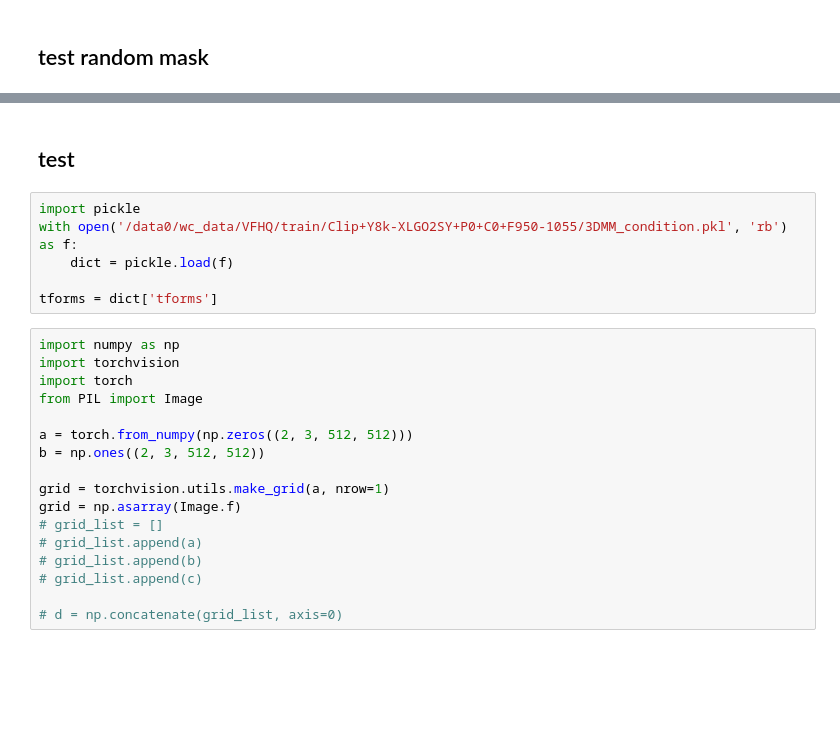
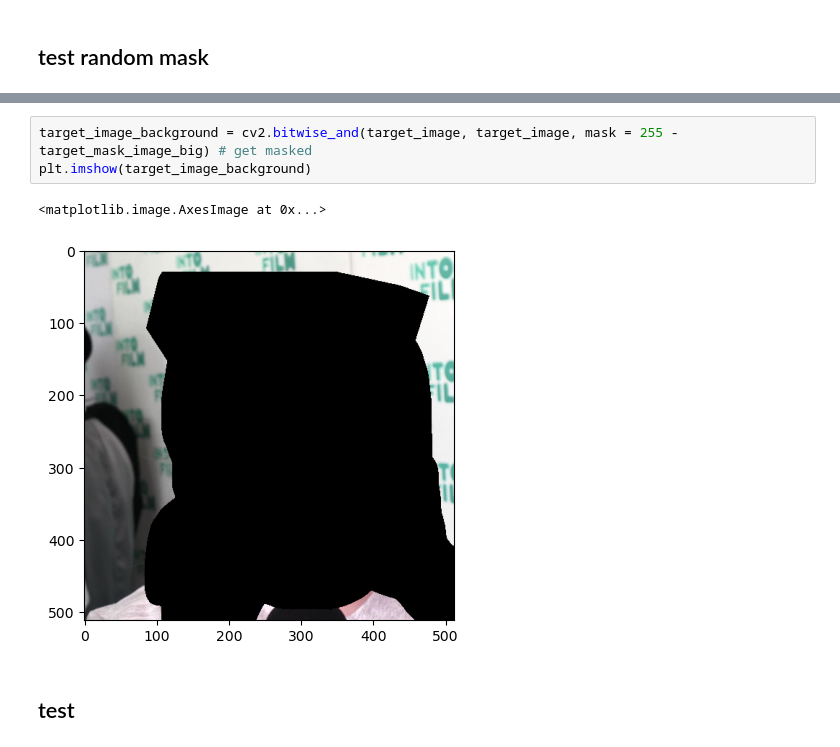
Before and after one commit to over-dosed/HeadSwap_diffusion, a Jupyter notebook: test.ipynb, the cells around one changed output, grey strips where cells are left out. Cells and saved outputs as stored; diff of their text form; blank space fills up the shorter version.

```diff
--- a/test.ipynb
+++ b/test.ipynb
@@ -562,25 +611,8 @@ plt.imshow(target_mask_image_distance, cmap= 'bone')
+# %%
+target_image_background = cv2.bitwise_and(target_image, target_image, mask = 255 - target_mask_image_big) # get masked
+plt.imshow(target_image_background)
+# %% [output]
+<matplotlib.image.AxesImage at 0x...>
+[figure, added]
 # %% [markdown]
 ## test
-# %%
-import pickle
-with open('/data0/wc_data/VFHQ/train/Clip+Y8k-XLGO2SY+P0+C0+F950-1055/3DMM_condition.pkl', 'rb') as f:
-    dict = pickle.load(f)
-
-tforms = dict['tforms']
-# %%
-import numpy as np
-import torchvision
-import torch
-from PIL import Image
-
-a = torch.from_numpy(np.zeros((2, 3, 512, 512)))
-b = np.ones((2, 3, 512, 512))
-
-grid = torchvision.utils.make_grid(a, nrow=1)
-grid = np.asarray(Image.f)
-# grid_list = []
-# grid_list.append(a)
-# grid_list.append(b)
-# grid_list.append(c)
-
-# d = np.concatenate(grid_list, axis=0)
```
Also changed, not shown: parts of 11 cells of this notebook, 6 other files.
